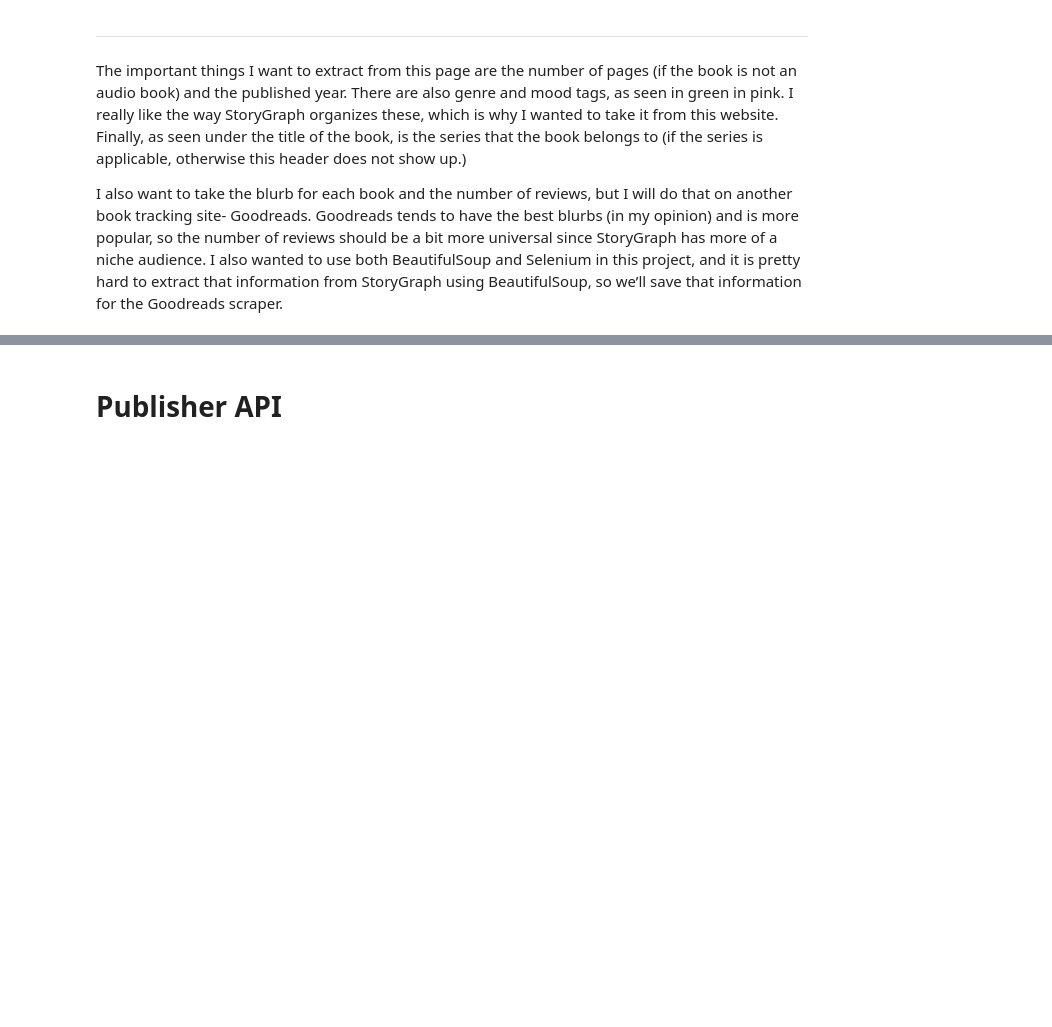
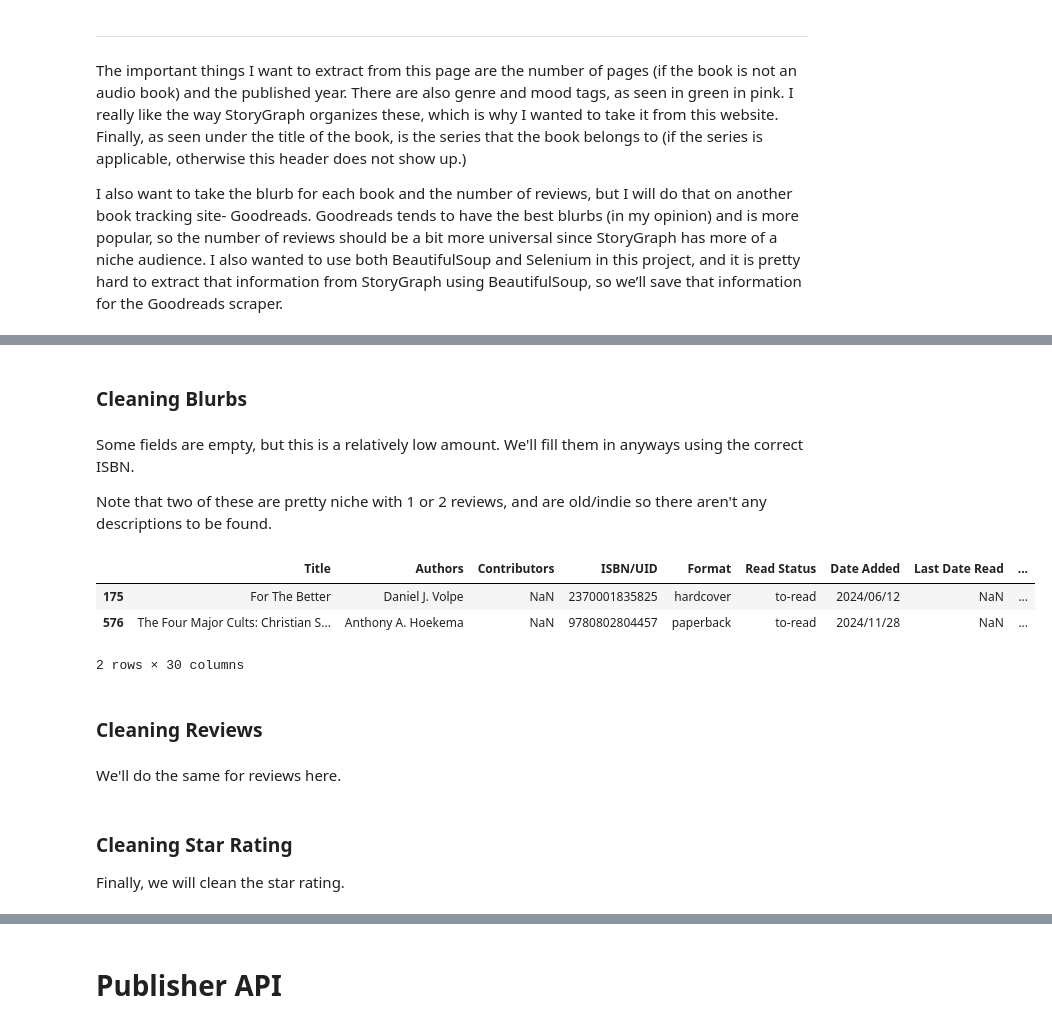
Before and after one commit to arsilva02/librarianproject, a Jupyter notebook: WebScrapingAndFeatureGen.ipynb, the cells around one changed output, grey strips where cells are left out. Saved outputs shown, nothing was run; the diff lists cells and outputs as text; code cells hidden in the pictures; blank space fills up the shorter version.

```diff
--- a/WebScrapingAndFeatureGen.ipynb
+++ b/WebScrapingAndFeatureGen.ipynb
@@ -308,4 +76,0 @@ wd.get('https://app.thestorygraph.com/books/f67852ad-65b4-4a9d-91c3-801a6770f74d
-# %%
-read_more_button = WebDriverWait(wd, 10).until(
-            EC.element_to_be_clickable((By.CLASS_NAME, "read-more-btn"))
-        )
@@ -321,2 +76,0 @@ read_more_button.click()
-# %%
-reviews = wd.find_element(By.CLASS_NAME,'inverse-link').text
@@ -406,0 +252,44 @@ import time
+# %%
+df = sg_scraper(df)
+# %% [markdown]
+### Cleaning Blurbs
+# %% [markdown]
+Some fields are empty, but this is a relatively low amount. We'll fill them in anyways using the correct ISBN.
+
+Note that two of these are pretty niche with 1 or 2 reviews, and are old/indie so there aren't any descriptions to be found.
+# %%
+df.loc[86,'blurb'] = """
+For the bicentennial of its first publication, Mary Shelley's original 1818 text, introduced by National Book Critics Circle award-winner Charlotte Gordon. Nominated as one of America's best-loved novels by PBS's The Great American Read
+ 2018 marks the bicentennial of Mary Shelley's seminal novel. For the first time, Penguin Classics will publish the original 1818 text, which preserves the hard-hitting and politically-charged aspects of Shelley's original writing, as well as her unflinching wit and strong female voice. This edition also emphasizes Shelley's relationship with her mother--trailblazing feminist Mary Wollstonecraft, who penned A Vindication of the Rights of Woman--and demonstrates her commitment to carrying forward her mother's ideals, placing her in the context of a feminist legacy rather than the sole female in the company of male poets, including Percy Shelley and Lord Byron.
+ This edition includes a new introduction and suggestions for further reading by National Book Critics Circle award-winner and Shelley expert Charlotte Gordon, literary excerpts and reviews selected by Gordon, and a chronology and essay by preeminent Shelley scholar Charles E. Robinson.
+ For more than seventy years, Penguin has been the leading publisher of classic literature in the English-speaking world. With more than 1,800 titles, Penguin Classics represents a global bookshelf of the best works throughout history and across genres and disciplines. Readers trust the series to provide authoritative texts enhanced by introductions and notes by distinguished scholars and contemporary authors, as well as up-to-date translations by award-winning translators.
+ """
+
+df.loc[420,'blurb'] = """
+ Imajica is an epic beyond compare: vast in conception, obsessively detailed in execution, and apocalyptic in its resolution. At its heart lies the sensualist and master art forger, Gentle, whose life unravels when he encounters Judith Odell, whose power to influence the destinies of men is vaster than she knows, and Pie 'oh' pah, an alien assassin who comes from a hidden dimension.
+
+That dimension is one of five in the great system called Imajica. They are worlds that are utterly unlike our own, but are ruled, peopled, and haunted by species whose lives are intricately connected with ours. As Gentle, Judith, and Pie 'oh' pah travel the Imajica, they uncover a trail of crimes and intimate betrayals, leading them to a revelation so startling that it changes reality forever.
+"""
+
+df.loc[501,'blurb'] = """
+"A modern classic of courage and excitement." --The New Yorker
+
+Soon to be a Major Motion Picture Starring Charlie Hunnam and Rami Malek
+
+Henri Charri re, nicknamed Papillon, for the butterfly tattoo on his chest, was convicted in Paris in 1931 of a murder he did not commit. Sentenced to life imprisonment in the penal colony of French Guiana, he became obsessed with one goal: escape. After planning and executing a series of treacherous yet failed attempts over many years, he was eventually sent to the notorious prison, Devil's Island, a place from which no one had ever escaped . . . until Papillon. His flight to freedom remains one of the most incredible feats of human cunning, will, and endurance ever undertaken.
+
+Charri re's astonishing autobiography, Papillon, was first published in France to instant acclaim in 1968, more than twenty years after his final escape. Since then, it has become a treasured classic--the gripping, shocking, ultimately uplifting odyssey of an innocent man who would not be defeated.
+
+"A first-class adventure story." -- New York Review of Books
+"""
+# %%
+df[df['blurb'].isna()]
+# %% [output]
+|  | Title | Authors | Contributors | ISBN/UID | Format | Read Status | Date Added | Last Date Read | ... |
+| 175 | For The Better | Daniel J. Volpe | NaN | 2370001835825 | hardcover | to-read | 2024/06/12 | NaN | ... |
+| 576 | The Four Major Cults: Christian S... | Anthony A. Hoekema | NaN | 9780802804457 | paperback | to-read | 2024/11/28 | NaN | ... |
+2 rows × 30 columns
+# %% [markdown]
+### Cleaning Reviews
+# %% [markdown]
+We'll do the same for reviews here.
@@ -406,0 +314,3 @@ import time
+# %% [markdown]
+### Cleaning Star Rating
+Finally, we will clean the star rating.
```
Also changed, not shown: parts of 27 cells of this notebook.
